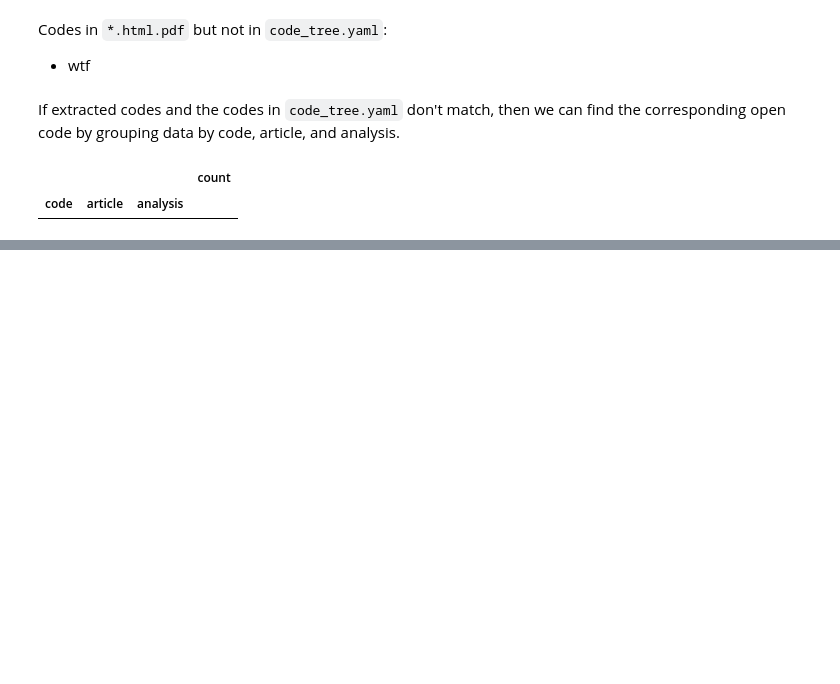
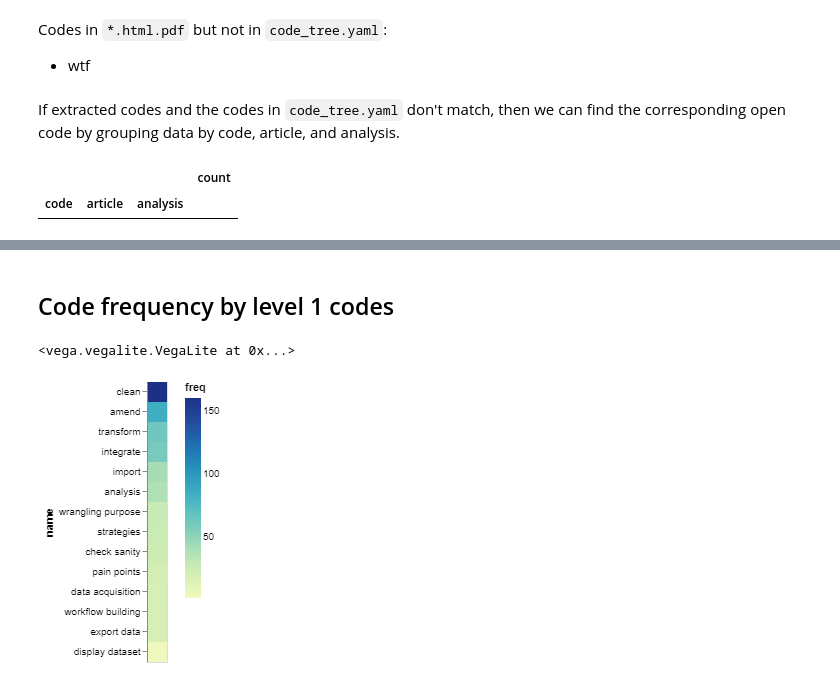
Before and after one commit to steve-kasica/table-scraps, a Jupyter notebook: codebook.ipynb, the cells around one changed output, grey strips where cells are left out. Drawn from its saved outputs; the diff is of its cells as text; code cells hidden in the pictures; blank space fills up the shorter version.

```diff
--- a/codebook.ipynb
+++ b/codebook.ipynb
@@ -15,22 +53,3 @@ Autosave disabled
 # Display Codes
 
 All open codes, their descriptions, and the corresponding axial codes are stored in the `code_tree.yaml` file. As the master copy for all open and axial codes resides in the `code_tree.yaml` file, the raw text itself can be difficult to read. Thus, this snippet renders all the codes in Markdown.
-# %%
-with open('code_tree.yaml', 'r') as f:
-    code_yaml = yaml.safe_load(f)
-
-codes = []
-
-def getCodeTree(node, func, lvl=0):
-    """ A recursive, pre-order traversal of the code groups YAML structure"""
-    func(node['name'], node['desc'], lvl)
-    if 'sub' in node.keys():
-        for child in node['sub']:
-            getCodeTree(child, func, lvl + 1)
-
-parseYaml = lambda k, d, l: codes.append('{}* **{}**: {}\n'.format('\t' * l, k.title(), d))
-
-for grp in code_yaml:
-    getCodeTree(grp, parseYaml)
-
-display(Markdown('### Codes\n' + ''.join(codes)))
@@ -152,0 +352,3 @@ data[data.code.isin([n.lower() for n in needles ])] \
+# %%
+topCodes = codes[codes.level == 1]
+pd.cut(topCodes.freq, 7, labels=[''])
@@ -152,0 +372,15 @@ data[data.code.isin([n.lower() for n in needles ])] \
+# %% [markdown]
+## Code frequency by level 1 codes
+# %%
+alt.Chart(data=topCodes).mark_rect().encode(
+    y = alt.Y(
+        'name:N',
+        sort = alt.EncodingSortField(
+            field='freq',
+            order='descending')
+    ),
+    color='freq:Q'
+)
+# %% [output]
+<vega.vegalite.VegaLite at 0x...>
+[figure, added]
```
Also changed, not shown: parts of 18 cells of this notebook, 2 other files.
